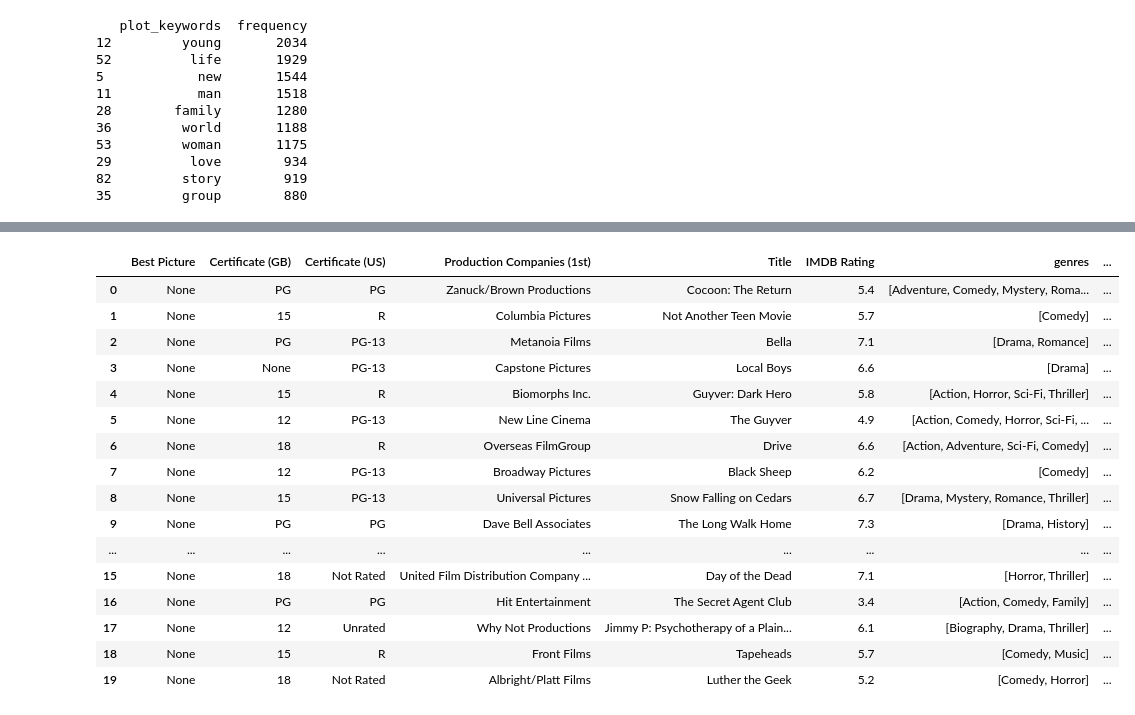
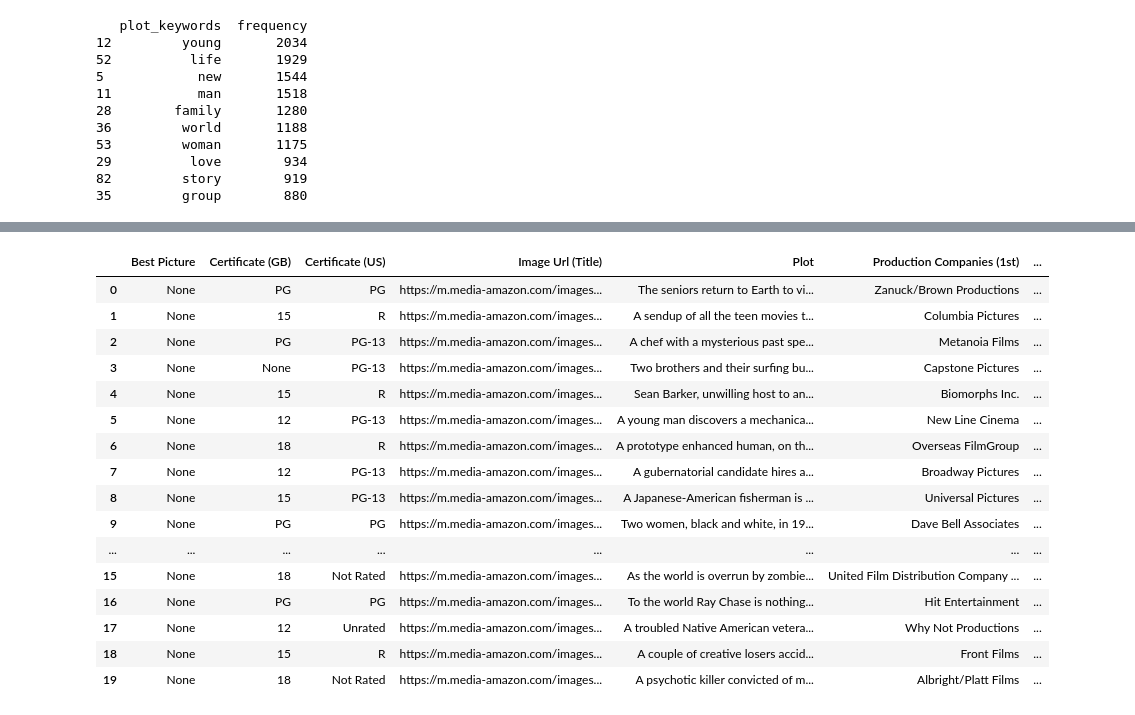
Before and after one commit to GameTL/IMDb-Curator, a Jupyter notebook: src/3ModelProcessing.ipynb, the cells around one changed output, grey strips where cells are left out. Cells and saved outputs as stored; diff of their text form; code cells hidden in the pictures.

```diff
--- a/src/3ModelProcessing.ipynb
+++ b/src/3ModelProcessing.ipynb
@@ -57,11 +57,10 @@ processing_df['Certificate (US)'] = processing_df['Certificate (US)'].fillna('No
 
 processing_df.drop(['Genres (1st)',
        'Genres (2nd)', 'Genres (3rd)',
-       'Image Url (Title)', 'IMDB Url (title)', 'Plot (medium)',
+       'IMDB Url (title)', 'Plot (medium)',
        'Production Companies (List)', 'Production Companies (2nd)',
-       'Production Companies (3rd)', 'Tagline',
-       'Title Id', 'Year of Release', 'What did they do ?',
-        'Number Of Votes', 'Runtime (Minutes)', 'Lead Actors'], axis=1, inplace=True)
+       'Production Companies (3rd)', 'Tagline', 'What did they do ?',
+        'Number Of Votes'], axis=1, inplace=True)
 print(processing_df.isnull().sum())
 processing_df
 # %% [output]
@@ -119,8 +123,7 @@ def alphanumericify(text):
 
 # Split the 'Genres (full list)' column on commas
 processing_df['genres'] = processing_df['Genres (full list)'].str.split(',') #.apply(lambda x: [alphanumericify(item) for item in x])
-processing_df['genres'] = processing_df['genres'].apply(lambda x: [genre.strip() for genre in x])
-
+# processing_df['genres'] = processing_df['Genres (full list)']
 # Display the DataFrame to verify the new 'genres' column
 print(processing_df[['Title', 'genres']].head())
 
@@ -263,5 +236,5 @@ print(keyword_freq_df.head(10))
 # %%
-processing_df.drop(['Genres (full list)', 'Plot'], axis=1, inplace=True)
+processing_df.drop(['Genres (full list)'], axis=1, inplace=True)
 # %% [output]
 A value is trying to be set on a copy of a slice from a DataFrame
 
@@ -290,34 +263,34 @@ processing_df.head(20)
 # %%
-from sklearn.preprocessing import LabelEncoder
-import pandas as pd
+# from sklearn.preprocessing import LabelEncoder
+# import pandas as pd
 
 training_df = processing_df.copy()
 
-# extract all unique genres
-all_genres = set(genre for sublist in training_df['genres'] for genre in sublist)
-print(len(all_genres))
-le_genres = LabelEncoder()
-le_genres.fit(list(all_genres))
-training_df['genres_encoded'] = training_df['genres'].apply(le_genres.transform)
+# # extract all unique genres
+# all_genres = set(genre for sublist in training_df['genres'] for genre in sublist)
+# print(len(all_genres))
+# le_genres = LabelEncoder()
+# le_genres.fit(list(all_genres))
+# training_df['genres_encoded'] = training_df['genres'].apply(le_genres.transform)
 
 
-all_production_companies = set(company for company in training_df['Production Companies (1st)'])
-print(len(all_production_companies))
-le_companies = LabelEncoder()
-le_companies.fit(list(all_production_companies))
-training_df['production_company_encoded'] = le_companies.transform(training_df['Production Companies (1st)'])
+# all_production_companies = set(company for company in training_df['Production Companies (1st)'])
+# print(len(all_production_companies))
+# le_companies = LabelEncoder()
+# le_companies.fit(list(all_production_companies))
+# training_df['production_company_encoded'] = le_companies.transform(training_df['Production Companies (1st)'])
 
 
 
-all_plot_keywords = set(genre for sublist in training_df['plot_keywords'] for genre in sublist)
-print(len(all_plot_keywords))
-le_plot_keywords = LabelEncoder()
-le_plot_keywords.fit(list(all_plot_keywords))
-training_df['plot_keywords_encoded'] = training_df['plot_keywords'].apply(le_plot_keywords.transform)
+# all_plot_keywords = set(genre for sublist in training_df['plot_keywords'] for genre in sublist)
+# print(len(all_plot_keywords))
+# le_plot_keywords = LabelEncoder()
+# le_plot_keywords.fit(list(all_plot_keywords))
+# training_df['plot_keywords_encoded'] = training_df['plot_keywords'].apply(le_plot_keywords.transform)
 
-training_df['genres_decoded'] = training_df['genres_encoded'].apply(le_genres.inverse_transform)
-training_df['production_company_decoded'] = le_companies.inverse_transform(training_df['production_company_encoded'])
-training_df['plot_keywords_decode'] = training_df['plot_keywords_encoded'].apply(le_plot_keywords.inverse_transform)
+# training_df['genres_decoded'] = training_df['genres_encoded'].apply(le_genres.inverse_transform)
+# training_df['production_company_decoded'] = le_companies.inverse_transform(training_df['production_company_encoded'])
+# training_df['plot_keywords_decode'] = training_df['plot_keywords_encoded'].apply(le_plot_keywords.inverse_transform)
 
 
 
@@ -331,18 +301,18 @@ training_df.head(20)
-|  | Best Picture | Certificate (GB) | Certificate (US) | Production Companies (1st) | Title | IMDB Rating | genres | ... |
-| 0 | None | PG | PG | Zanuck/Brown Productions | Cocoon: The Return | 5.4 | [Adventure, Comedy, Mystery, Roma... | ... |
-| 1 | None | 15 | R | Columbia Pictures | Not Another Teen Movie | 5.7 | [Comedy] | ... |
-| 2 | None | PG | PG-13 | Metanoia Films | Bella | 7.1 | [Drama, Romance] | ... |
-| 3 | None | None | PG-13 | Capstone Pictures | Local Boys | 6.6 | [Drama] | ... |
-| 4 | None | 15 | R | Biomorphs Inc. | Guyver: Dark Hero | 5.8 | [Action, Horror, Sci-Fi, Thriller] | ... |
-| 5 | None | 12 | PG-13 | New Line Cinema | The Guyver | 4.9 | [Action, Comedy, Horror, Sci-Fi, ... | ... |
-| 6 | None | 18 | R | Overseas FilmGroup | Drive | 6.6 | [Action, Adventure, Sci-Fi, Comedy] | ... |
-| 7 | None | 12 | PG-13 | Broadway Pictures | Black Sheep | 6.2 | [Comedy] | ... |
-| 8 | None | 15 | PG-13 | Universal Pictures | Snow Falling on Cedars | 6.7 | [Drama, Mystery, Romance, Thriller] | ... |
-| 9 | None | PG | PG | Dave Bell Associates | The Long Walk Home | 7.3 | [Drama, History] | ... |
-| ... | ... | ... | ... | ... | ... | ... | ... | ... |
-| 15 | None | 18 | Not Rated | United Film Distribution Company ... | Day of the Dead | 7.1 | [Horror, Thriller] | ... |
-| 16 | None | PG | PG | Hit Entertainment | The Secret Agent Club | 3.4 | [Action, Comedy, Family] | ... |
-| 17 | None | 12 | Unrated | Why Not Productions | Jimmy P: Psychotherapy of a Plain... | 6.1 | [Biography, Drama, Thriller] | ... |
-| 18 | None | 15 | R | Front Films | Tapeheads | 5.7 | [Comedy, Music] | ... |
-| 19 | None | 18 | Not Rated | Albright/Platt Films | Luther the Geek | 5.2 | [Comedy, Horror] | ... |
+|  | Best Picture | Certificate (GB) | Certificate (US) | Image Url (Title) | Plot | Production Companies (1st) | ... |
+| 0 | None | PG | PG | https://m.media-amazon.com/images... | The seniors return to Earth to vi... | Zanuck/Brown Productions | ... |
+| 1 | None | 15 | R | https://m.media-amazon.com/images... | A sendup of all the teen movies t... | Columbia Pictures | ... |
+| 2 | None | PG | PG-13 | https://m.media-amazon.com/images... | A chef with a mysterious past spe... | Metanoia Films | ... |
+| 3 | None | None | PG-13 | https://m.media-amazon.com/images... | Two brothers and their surfing bu... | Capstone Pictures | ... |
+| 4 | None | 15 | R | https://m.media-amazon.com/images... | Sean Barker, unwilling host to an... | Biomorphs Inc. | ... |
+| 5 | None | 12 | PG-13 | https://m.media-amazon.com/images... | A young man discovers a mechanica... | New Line Cinema | ... |
+| 6 | None | 18 | R | https://m.media-amazon.com/images... | A prototype enhanced human, on th... | Overseas FilmGroup | ... |
+| 7 | None | 12 | PG-13 | https://m.media-amazon.com/images... | A gubernatorial candidate hires a... | Broadway Pictures | ... |
+| 8 | None | 15 | PG-13 | https://m.media-amazon.com/images... | A Japanese-American fisherman is ... | Universal Pictures | ... |
+| 9 | None | PG | PG | https://m.media-amazon.com/images... | Two women, black and white, in 19... | Dave Bell Associates | ... |
+| ... | ... | ... | ... | ... | ... | ... | ... |
+| 15 | None | 18 | Not Rated | https://m.media-amazon.com/images... | As the world is overrun by zombie... | United Film Distribution Company ... | ... |
+| 16 | None | PG | PG | https://m.media-amazon.com/images... | To the world Ray Chase is nothing... | Hit Entertainment | ... |
+| 17 | None | 12 | Unrated | https://m.media-amazon.com/images... | A troubled Native American vetera... | Why Not Productions | ... |
+| 18 | None | 15 | R | https://m.media-amazon.com/images... | A couple of creative losers accid... | Front Films | ... |
+| 19 | None | 18 | Not Rated | https://m.media-amazon.com/images... | A psychotic killer convicted of m... | Albright/Platt Films | ... |
 # %%
```
Also changed, not shown: parts of 9 cells of this notebook, 18 other files.
